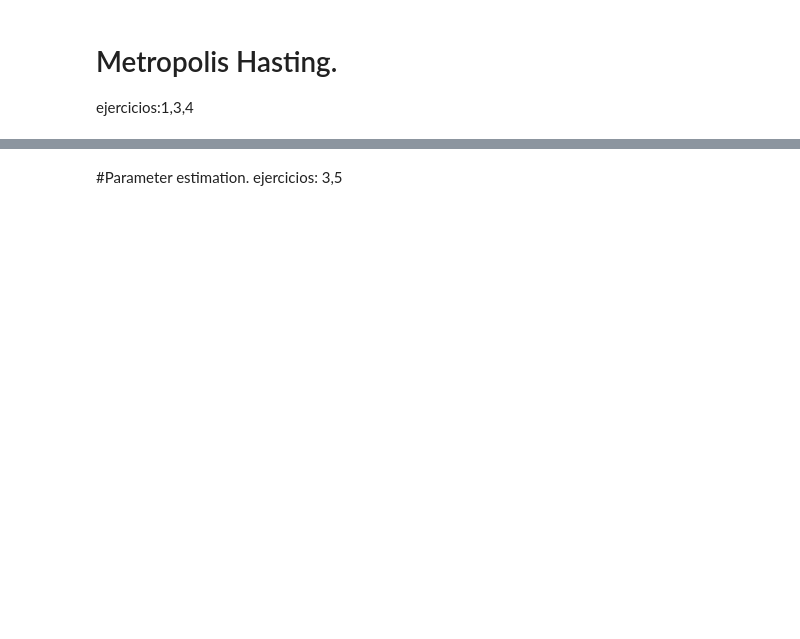
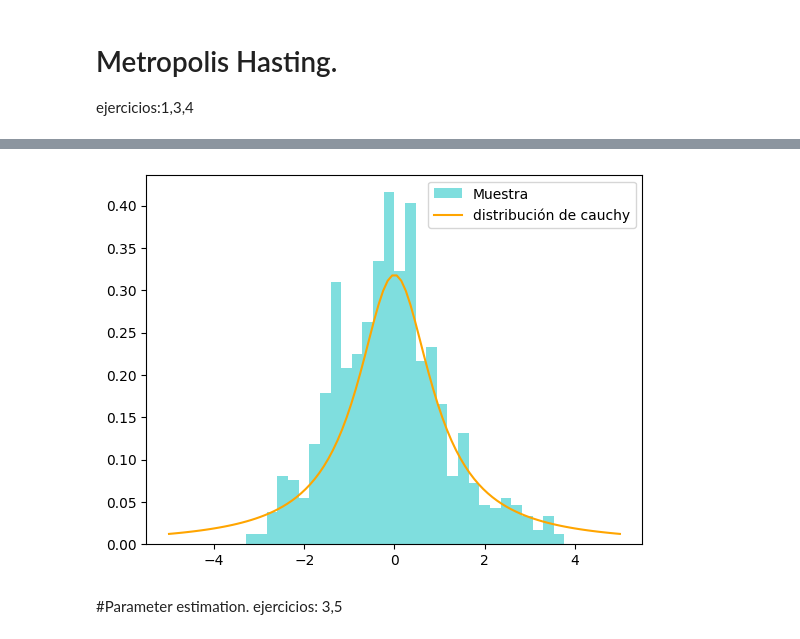
Before and after one commit to Sebaspm05/Metodos1_JuanSebastianPabon-KarenPolo, a Jupyter notebook: Taller 4/Metodos_Taller4.ipynb, the cells around one changed output, grey strips where cells are left out. Cells and saved outputs as stored; diff of their text form; code cells hidden in the pictures; blank space fills up the shorter version.

```diff
--- a/Taller 4/Metodos_Taller4.ipynb
+++ b/Taller 4/Metodos_Taller4.ipynb
@@ -168,3 +285,33 @@ ejercicios:1,3,4
+# %%
+#4
+N = 1000
+step = 0.4
+x = 0
+muestras = []
+
+def cauch(x):
+  return 1/(np.pi*(1+x**2))
+
+#Generamos los puntos aleatorios de muestreo y llevamos a cabo el proceso de selección
+
+for i in range(N):
+    x1 = x + np.random.normal(0, step)
+    valido = min(1, cauch(x1) / cauch(x))
+    if np.random.rand() < valido:
+        x = x1
+    muestras.append(x)
+
+
+x= np.linspace(-5,5,100)
+y= cauchy.pdf(x,0,1)
+
+fig, ax = plt.subplots()
+ax.hist(muestras, bins=30, density=True, alpha=0.5, label='Muestra',color='c')
+ax.plot(x, y, color='orange',label="distribución de cauchy")
+ax.legend()
+plt.show()
+# %% [output]
+[figure, added]
 # %% [markdown]
 #Parameter estimation.
 ejercicios: 3,5
```
Also changed, not shown: parts of 10 cells of this notebook.
